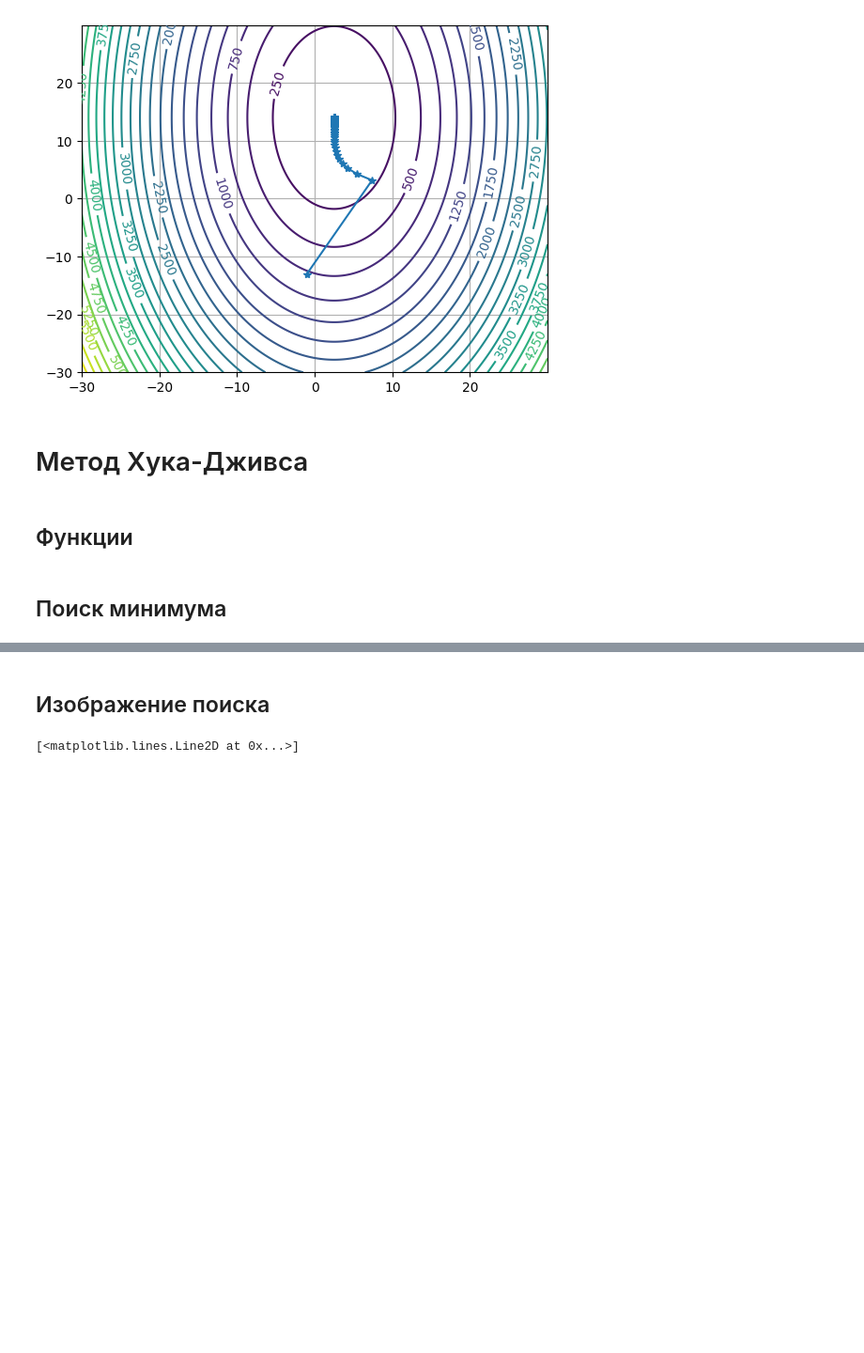
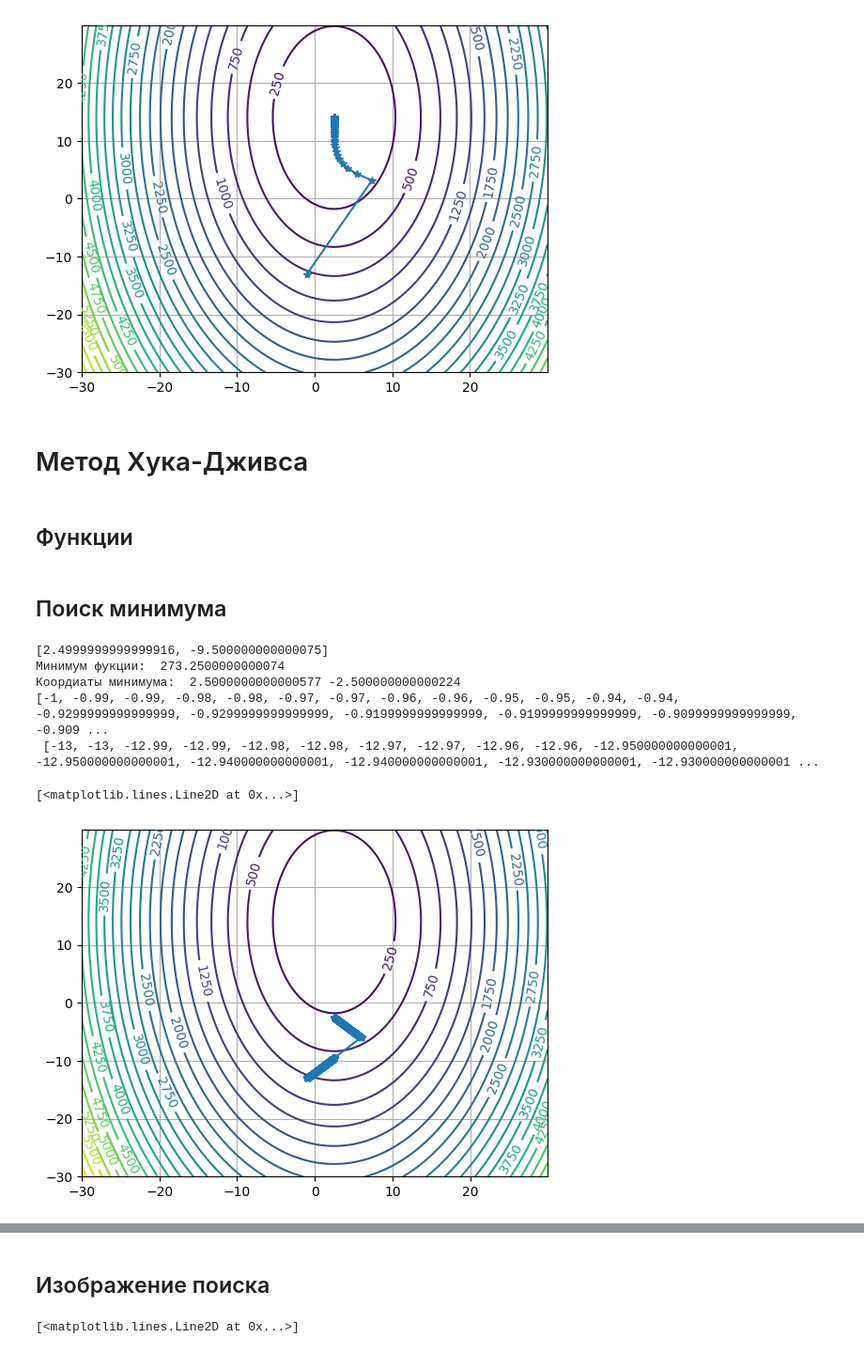
Before and after one commit to cusom34/Math-Modeling, a Jupyter notebook: Programming methods/лаба 7/func_extrem.ipynb, the cells around one changed output, grey strips where cells are left out. Shown at 94% size. Saved outputs shown, nothing was run; the diff lists cells and outputs as text; code cells hidden in the pictures; blank space fills up the shorter version.

```diff
--- a/Programming methods/лаба 7/func_extrem.ipynb
+++ b/Programming methods/лаба 7/func_extrem.ipynb
@@ -216,5 +232,44 @@ def second_search(point1,point2,h):
 # %% [markdown]
 ## Поиск минимума
+# %%
+x1_way.clear()
+x2_way.clear()
+x1_start = -1
+x2_start = -13
+x1_way += [x1_start]
+x2_way += [x2_start]
+count = 0
+h = 0.01
+
+point1 = [x1_start, x2_start]
+point2 = [first_search(x1_start, x2_start,h)[0],first_search(x1_start, x2_start,h)[1]]
+print(point2)
+
+x1_ex, x2_ex  = second_search(point1,point2,h)
+
+print('Минимум фукции: ', f(x1_ex,x2_ex))
+print('Коордиаты минимума: ',x1_ex, x2_ex)
+
+print(x1_way,'\n', x2_way)
+
+step = 0.05
+x1 = np.arange(-30.0, 30.0, step)
+x2 = np.arange(-30.0, 30.0, step)
+X, Y = np.meshgrid(x1, x2)
+Z = 4*X**2 - 20*X + Y**2 - 28*Y + 222
+CS = plt.contour(X,Y, Z, 25)
+
+plt.grid()
+plt.clabel(CS, inline=1, fontsize=10)
+plt.plot(x1_way,x2_way, marker = '*')
+# %% [output]
+[2.4999999999999916, -9.500000000000075]
+Минимум фукции:  273.2500000000074
+Коордиаты минимума:  2.5000000000000577 -2.500000000000224
+[-1, -0.99, -0.99, -0.98, -0.98, -0.97, -0.97, -0.96, -0.96, -0.95, -0.95, -0.94, -0.94, -0.9299999999999999, -0.9299999999999999, -0.9199999999999999, -0.9199999999999999, -0.9099999999999999, -0.909 ...
+ [-13, -13, -12.99, -12.99, -12.98, -12.98, -12.97, -12.97, -12.96, -12.96, -12.950000000000001, -12.950000000000001, -12.940000000000001, -12.940000000000001, -12.930000000000001, -12.930000000000001 ...
+[<matplotlib.lines.Line2D at 0x...>]
+[figure, added]
 # %%
 x1_way.clear()
 x2_way.clear()
```
Also changed, not shown: parts of 5 cells of this notebook.
